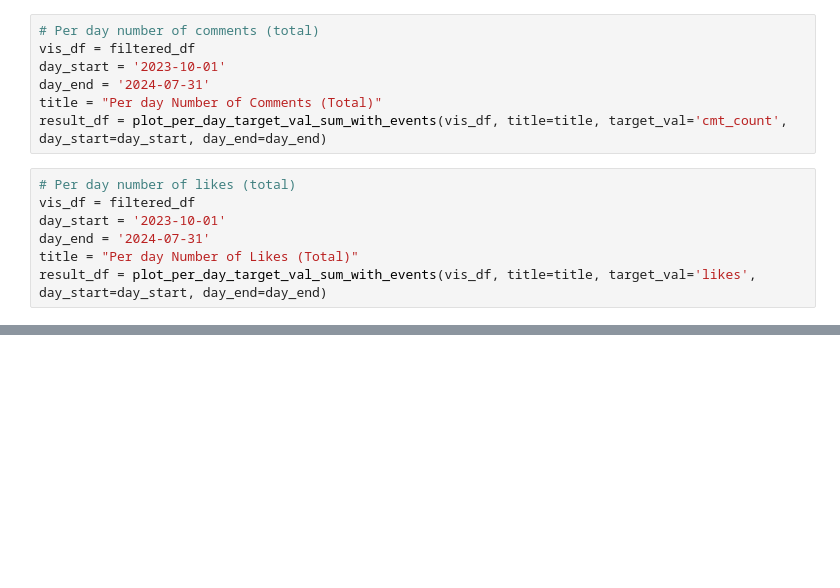
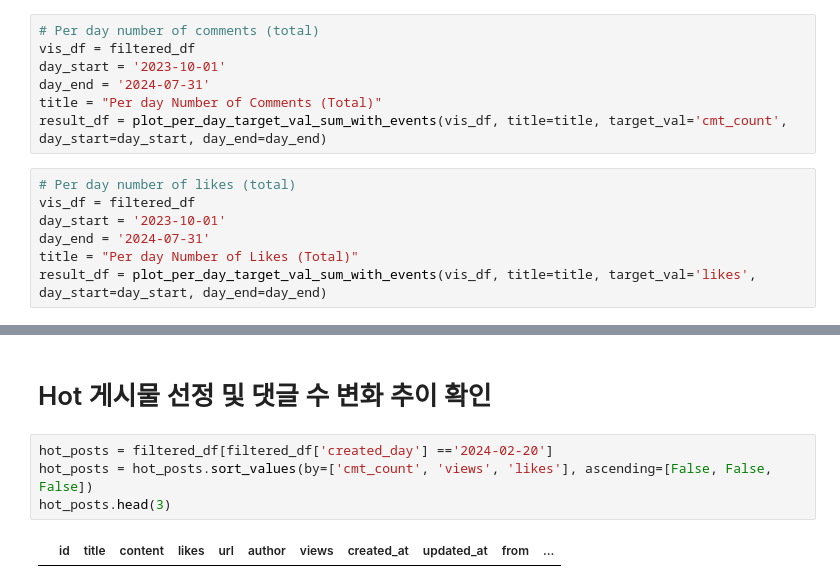
Before and after one commit to softeerbootcamp4th/Team3-NarockIsAlsoRock-DE, a Jupyter notebook: EDA/gu/code/EDA_아이오닉_누수.ipynb, the cells around one changed output, grey strips where cells are left out. Saved outputs shown, nothing was run; the diff lists cells and outputs as text; blank space fills up the shorter version.

```diff
--- a/EDA/gu/code/EDA_아이오닉_누수.ipynb
+++ b/EDA/gu/code/EDA_아이오닉_누수.ipynb
@@ -101,0 +109,8 @@ a = filtered_df[filtered_df['created_day'] =='2024-06-05']
+# %% [markdown]
+# Hot 게시물 선정 및 댓글 수 변화 추이 확인
+# %%
+hot_posts = filtered_df[filtered_df['created_day'] =='2024-02-20']
+hot_posts = hot_posts.sort_values(by=['cmt_count', 'views', 'likes'], ascending=[False, False, False])
+hot_posts.head(3)
+# %% [output]
+|  | id | title | content | likes | url | author | views | created_at | updated_at | from | ... |
```
Also changed, not shown: parts of 7 cells of this notebook, 2 other files.
